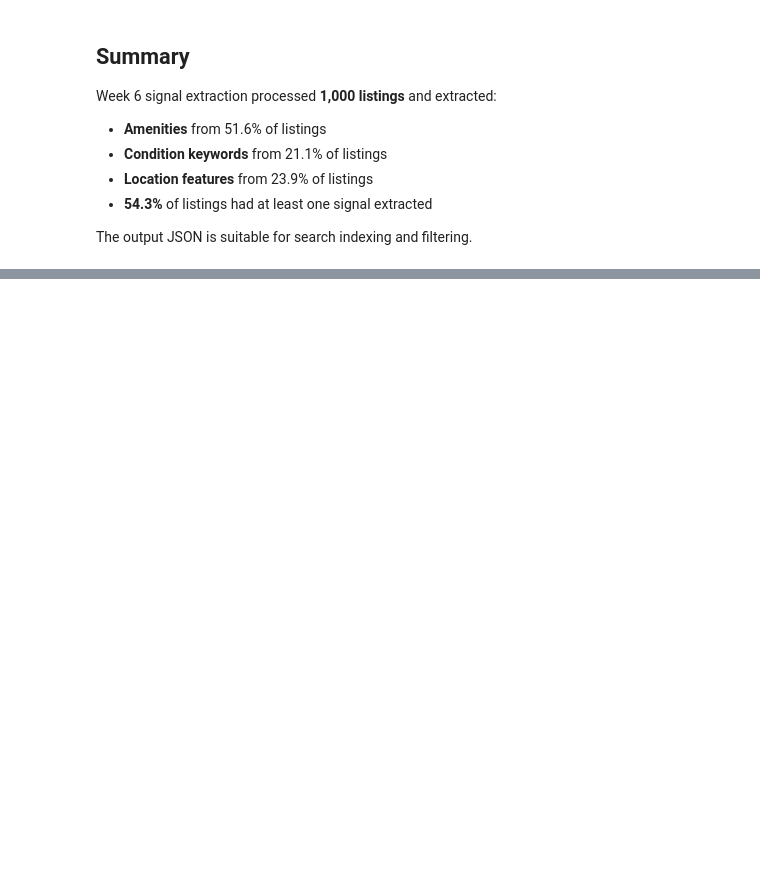
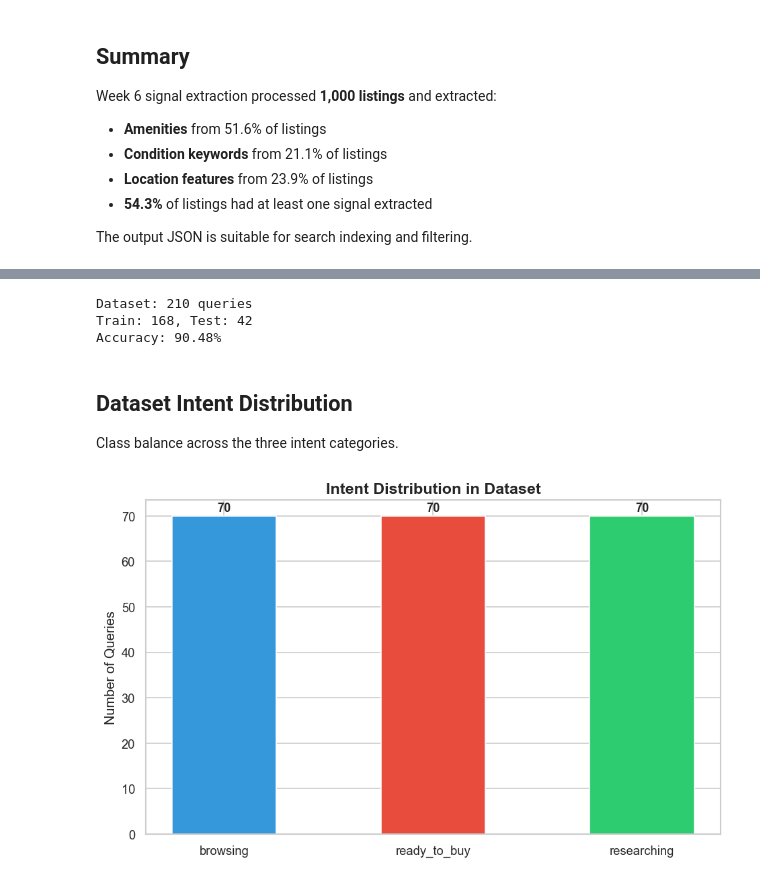
Before and after one commit to adesa46/IDX-NLP-Internship, a Jupyter notebook: notebooks/data_exploration.ipynb, the cells around one changed output, grey strips where cells are left out. Drawn from its saved outputs; the diff is of its cells as text; code cells hidden in the pictures; blank space fills up the shorter version.

Commit message:
Week 7 deliverables.

```diff
--- a/notebooks/data_exploration.ipynb
+++ b/notebooks/data_exploration.ipynb
@@ -524,0 +611,51 @@ The output JSON is suitable for search indexing and filtering.
+# %%
+import sys, os, json
+import numpy as np
+import pandas as pd
+import matplotlib.pyplot as plt
+import matplotlib
+matplotlib.rcParams['figure.dpi'] = 120
+matplotlib.rcParams['figure.figsize'] = (10, 6)
+
+sys.path.insert(0, os.path.abspath('../scripts'))
+from intent_classifier import IntentClassifier, IntentQueryParser
+from query_parser import QueryParser
+
+# Load summary
+with open('../data/processed/week7_summary.json', 'r') as f:
+    summary = json.load(f)
+
+# Load dataset
+with open('../data/processed/intent_dataset.json', 'r') as f:
+    dataset = json.load(f)
+
+print(f"Dataset: {summary['total_queries']} queries")
+print(f"Train: {summary['train_size']}, Test: {summary['test_size']}")
+print(f"Accuracy: {summary['accuracy']:.2%}")
+# %% [output]
+Dataset: 210 queries
+Train: 168, Test: 42
+Accuracy: 90.48%
+# %% [markdown]
+## Dataset Intent Distribution
+
+Class balance across the three intent categories.
+# %%
+dist = summary['dataset_distribution']
+labels = list(dist.keys())
+values = list(dist.values())
+colors = ['#3498DB', '#E74C3C', '#2ECC71']
+
+fig, ax = plt.subplots(figsize=(8, 5))
+bars = ax.bar(labels, values, color=colors, edgecolor='white', width=0.5)
+ax.set_ylabel('Number of Queries', fontsize=12)
+ax.set_title('Intent Distribution in Dataset', fontsize=14, fontweight='bold')
+
+for bar, val in zip(bars, values):
+    ax.text(bar.get_x() + bar.get_width()/2, bar.get_height() + 1,
+            str(val), ha='center', fontsize=11, fontweight='bold')
+
+plt.tight_layout()
+plt.show()
+# %% [output]
+[figure, added]
```
Also changed, not shown: parts of 26 cells of this notebook, 12 other files.
